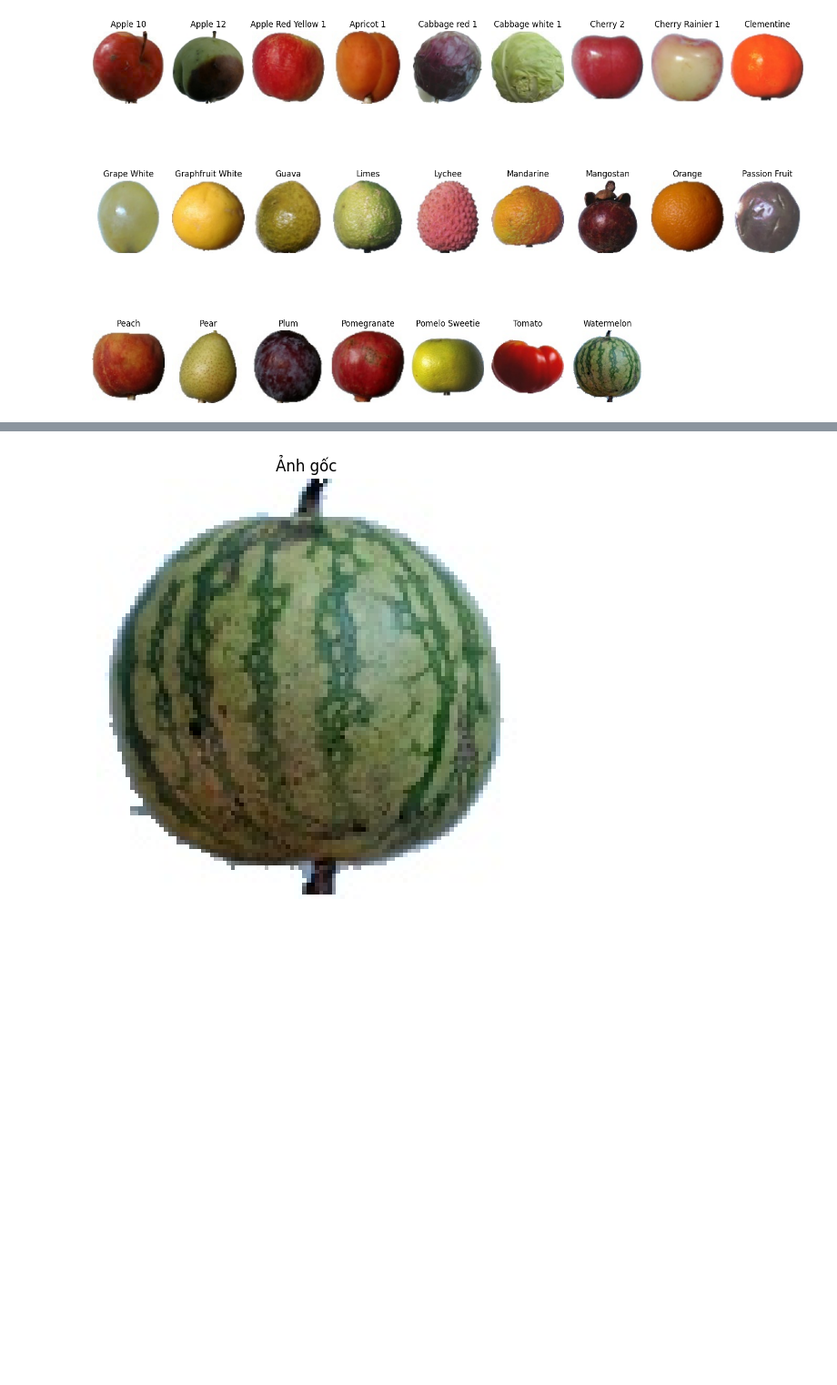
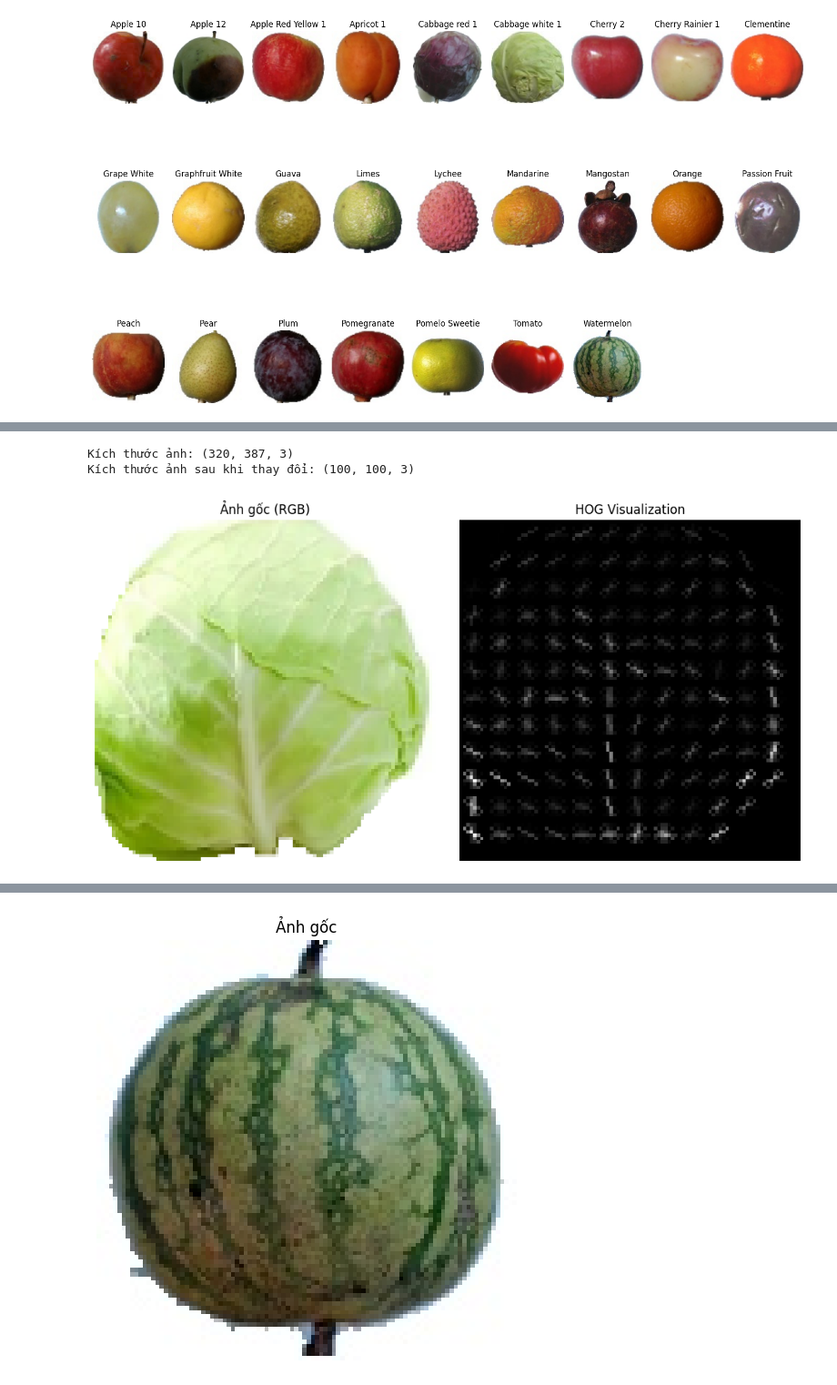
Before and after one commit to trunglap923/Prj_CSDL_DPT, a Jupyter notebook: test.ipynb, the cells around one changed output, grey strips where cells are left out. Shown at 91% size. Saved outputs shown, nothing was run; the diff lists cells and outputs as text; code cells hidden in the pictures; blank space fills up the shorter version.

```diff
--- a/test.ipynb
+++ b/test.ipynb
@@ -41,0 +162,52 @@ plt.show()
+# %%
+from skimage.feature import hog
+
+def extract_hog_features(image, pixels_per_cell=(8, 8), cells_per_block=(2, 2), orientations=9, visualize=False):
+    gray = cv2.cvtColor(image, cv2.COLOR_BGR2GRAY)
+    if visualize:
+        hog_features, hog_image = hog(gray,
+                                      orientations=orientations,
+                                      pixels_per_cell=pixels_per_cell,
+                                      cells_per_block=cells_per_block,
+                                      block_norm='L2-Hys',
+                                      visualize=True)
+        return hog_features, hog_image
+    else:
+        hog_features = hog(gray,
+                           orientations=orientations,
+                           pixels_per_cell=pixels_per_cell,
+                           cells_per_block=cells_per_block,
+                           block_norm='L2-Hys',
+                           visualize=False)
+        return hog_features
+
+# Đọc ảnh và chuyển sang grayscale
+image_path = "Image_test\Screenshot 2025-05-08 203034.png"
+
+image = cv2.imread(image_path)
+# In ra kích thước của ảnh
+print("Kích thước ảnh:", image.shape)
+image = cv2.resize(image, (100, 100))  # Thay đổi kích thước ảnh về 300x300
+print("Kích thước ảnh sau khi thay đổi:", image.shape)
+
+image_rgb = cv2.cvtColor(image, cv2.COLOR_BGR2RGB)
+hog_features, hog_vis = extract_hog_features(image_rgb, visualize=True)
+
+plt.figure(figsize=(10, 5))
+
+plt.subplot(1, 2, 1)
+plt.imshow(image_rgb)
+plt.title('Ảnh gốc (RGB)')
+plt.axis('off')
+
+plt.subplot(1, 2, 2)
+plt.imshow(hog_vis, cmap='gray')  # Dùng ảnh HOG visualization
+plt.title('HOG Visualization')
+plt.axis('off')
+
+plt.tight_layout()
+plt.show()
+# %% [output]
+Kích thước ảnh: (320, 387, 3)
+Kích thước ảnh sau khi thay đổi: (100, 100, 3)
+[figure, added]
```
Also changed, not shown: parts of 8 cells of this notebook, 17 other files.
